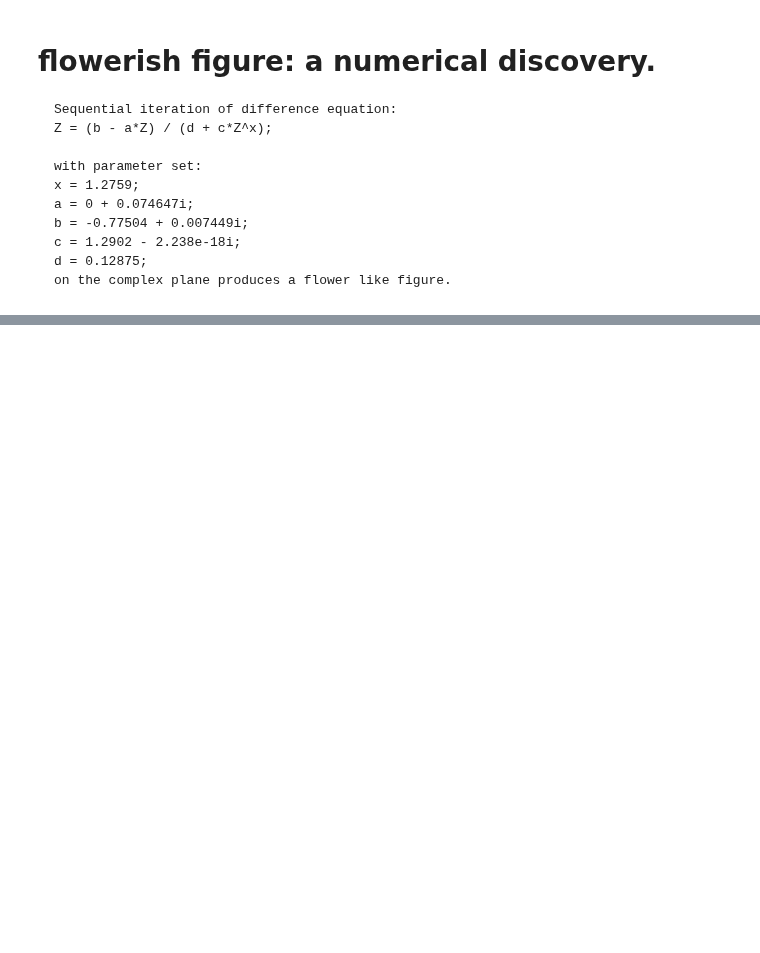
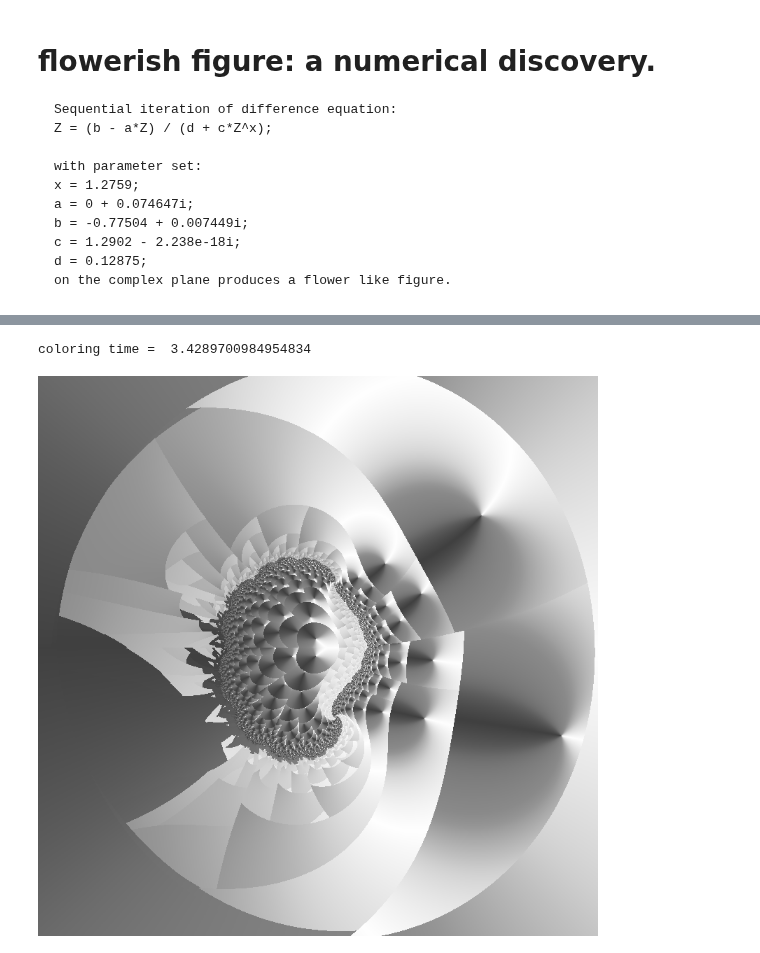
Before and after one commit to dlanier/FlyingMachineFractal, a Jupyter notebook: fig_notebooks/fleur_de_Okeeffe.ipynb, the cells around one changed output, grey strips where cells are left out. Cells and saved outputs as stored; diff of their text form; code cells hidden in the pictures; blank space fills up the shorter version.

```diff
--- a/fig_notebooks/fleur_de_Okeeffe.ipynb
+++ b/fig_notebooks/fleur_de_Okeeffe.ipynb
@@ -93,0 +100,9 @@ display(Ic)
+# %%
+#                  Rotation at Escape Time: lighter rotated more
+t0 = time.time()
+R = ncp.mat_to_gray(Zr, max_v=255, min_v=64)
+print('coloring time =\t',time.time() - t0)
+display(R)
+# %% [output]
+coloring time =  3.4289700984954834
+[figure, added]
```
Also changed, not shown: parts of 11 cells of this notebook.
